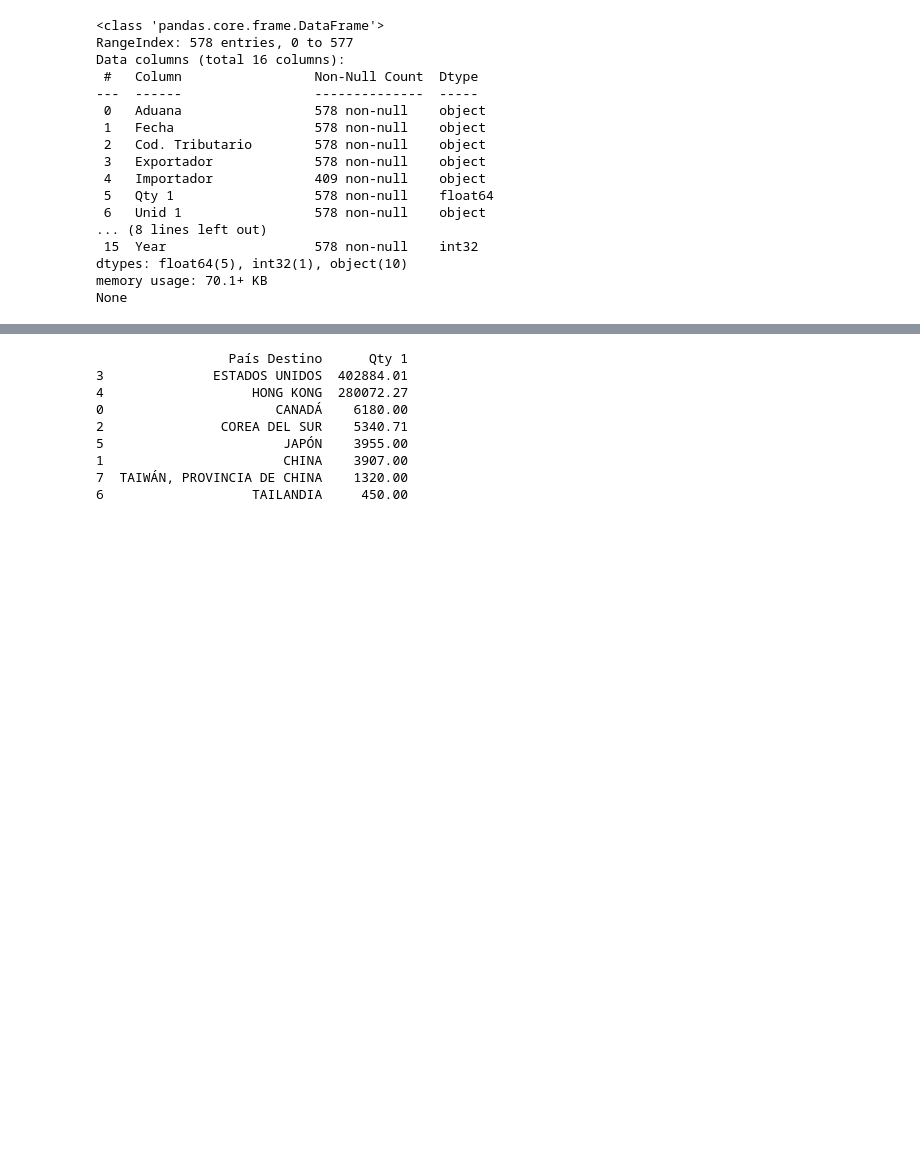
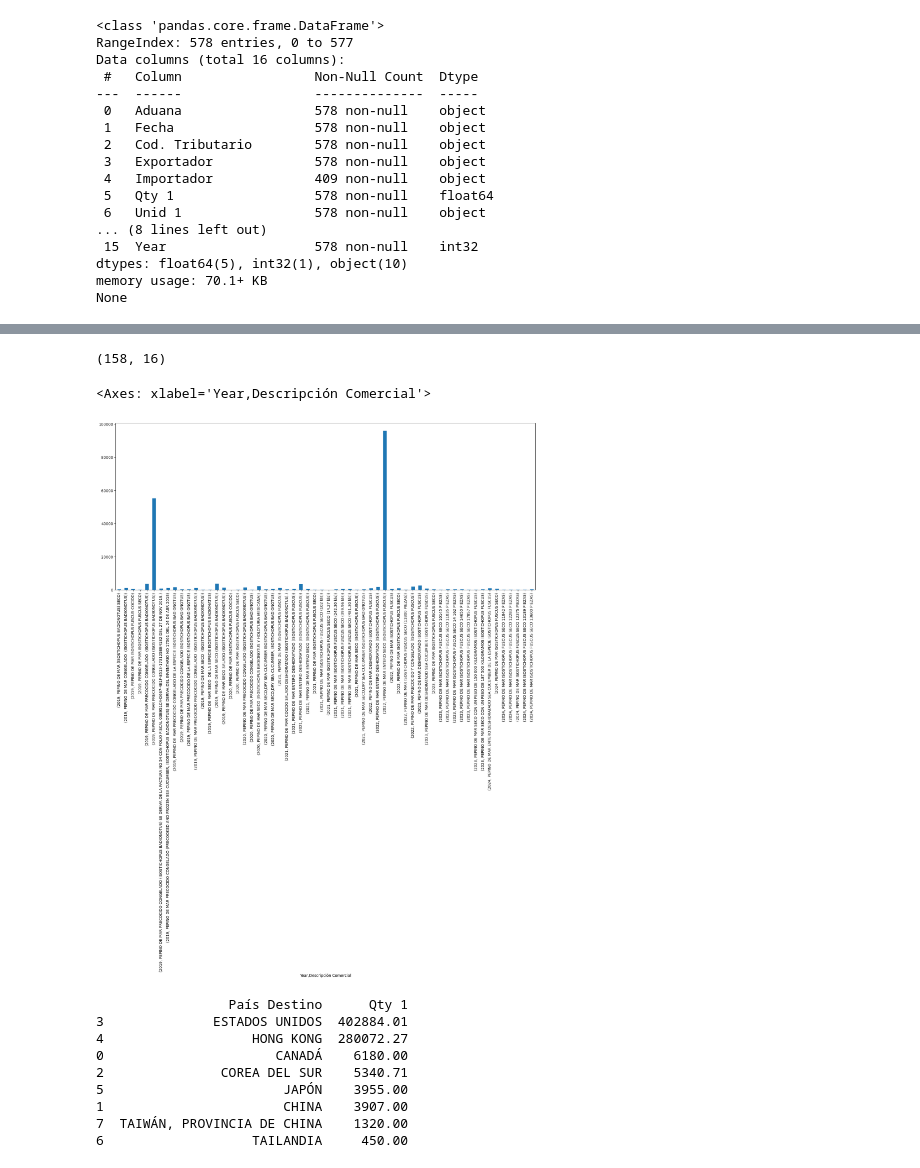
Before and after one commit to flkt-crnpio/analisis-exploratorio-pepino-de-mar, a Jupyter notebook: graficas/mexico-exportaciones.ipynb, the cells around one changed output, grey strips where cells are left out. Cells and saved outputs as stored; diff of their text form; code cells hidden in the pictures; blank space fills up the shorter version.

```diff
--- a/graficas/mexico-exportaciones.ipynb
+++ b/graficas/mexico-exportaciones.ipynb
@@ -29,3 +47,14 @@ None
+# %%
+pepinocafe = df.loc[df['Descripción Comercial'].str.contains('ISOSTICHOPUS')]
+print(pepinocafe.shape)
+
+datosagraficar = pepinocafe.groupby(['Year','Descripción Comercial'])['Qty 1'].sum()
+fig = plt.figure(figsize = (20,8))
+datosagraficar.plot(kind="bar")
+# %% [output]
+(158, 16)
+<Axes: xlabel='Year,Descripción Comercial'>
+[figure, added]
 # %%
 sum_by_paisdestino = df.groupby('País Destino')['Qty 1'].sum().reset_index().sort_values(by='Qty 1', ascending=False)
 print(sum_by_paisdestino)
```
Also changed, not shown: parts of 1 cell of this notebook, 1 other file.
